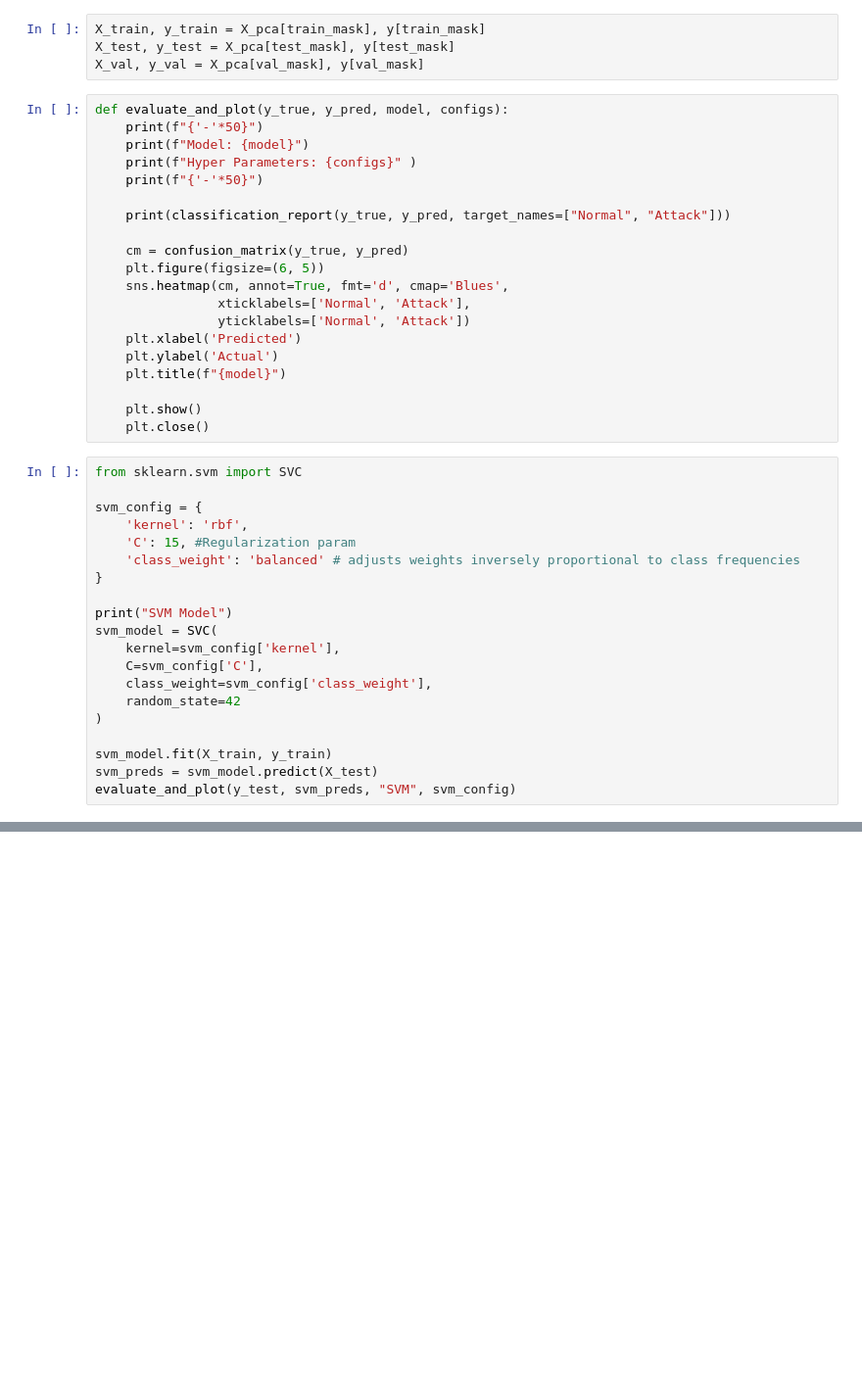
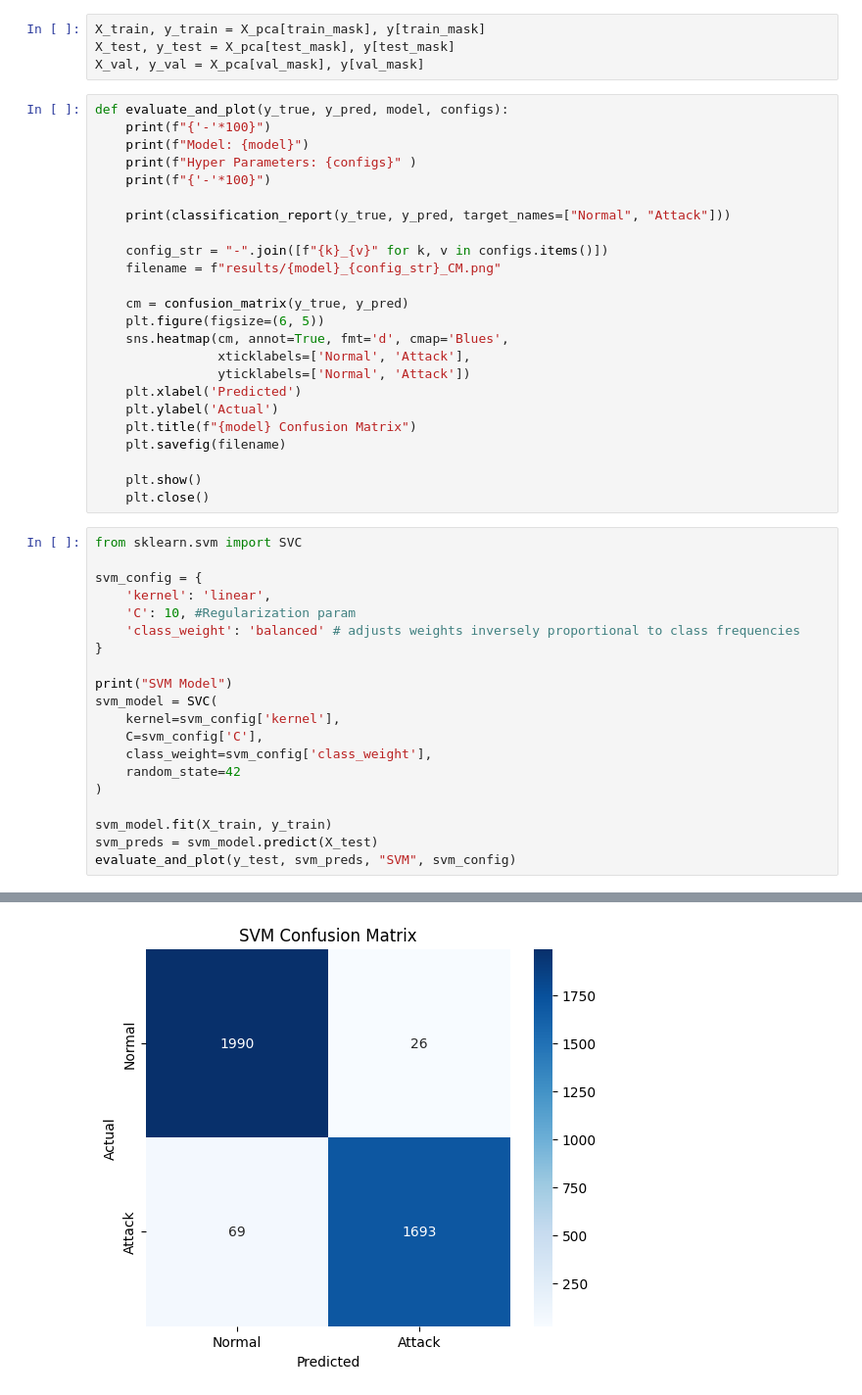
Before and after one commit to i-git-abhishek/NSL-KDD, a Jupyter notebook: Unified_all_models.ipynb, the cells around one changed output, grey strips where cells are left out. Shown at 98% size. Cells and saved outputs as stored; diff of their text form; blank space fills up the shorter version.

```diff
--- a/Unified_all_models.ipynb
+++ b/Unified_all_models.ipynb
@@ -76,12 +48,15 @@ X_test, y_test = X_pca[test_mask], y[test_mask]
 X_val, y_val = X_pca[val_mask], y[val_mask]
 # %%
 def evaluate_and_plot(y_true, y_pred, model, configs):
-    print(f"{'-'*50}")
+    print(f"{'-'*100}")
     print(f"Model: {model}")
     print(f"Hyper Parameters: {configs}" )
-    print(f"{'-'*50}")
+    print(f"{'-'*100}")
 
     print(classification_report(y_true, y_pred, target_names=["Normal", "Attack"]))
+
+    config_str = "-".join([f"{k}_{v}" for k, v in configs.items()])
+    filename = f"results/{model}_{config_str}_CM.png"
 
     cm = confusion_matrix(y_true, y_pred)
     plt.figure(figsize=(6, 5))
@@ -90,7 +65,8 @@ def evaluate_and_plot(y_true, y_pred, model, configs):
                 yticklabels=['Normal', 'Attack'])
     plt.xlabel('Predicted')
     plt.ylabel('Actual')
-    plt.title(f"{model}")
+    plt.title(f"{model} Confusion Matrix")
+    plt.savefig(filename)
 
     plt.show()
     plt.close()
@@ -98,8 +74,8 @@ def evaluate_and_plot(y_true, y_pred, model, configs):
 from sklearn.svm import SVC
 
 svm_config = {
-    'kernel': 'rbf',
-    'C': 15, #Regularization param
+    'kernel': 'linear',
+    'C': 10, #Regularization param
     'class_weight': 'balanced' # adjusts weights inversely proportional to class frequencies
 }
 
@@ -114,3 +90,4 @@ svm_model = SVC(
 svm_model.fit(X_train, y_train)
 svm_preds = svm_model.predict(X_test)
 evaluate_and_plot(y_test, svm_preds, "SVM", svm_config)
+# %% [output]
@@ -116,0 +107 @@ evaluate_and_plot(y_test, svm_preds, "SVM", svm_config)
+[figure, added]
```
Also changed, not shown: parts of 5 cells of this notebook.
